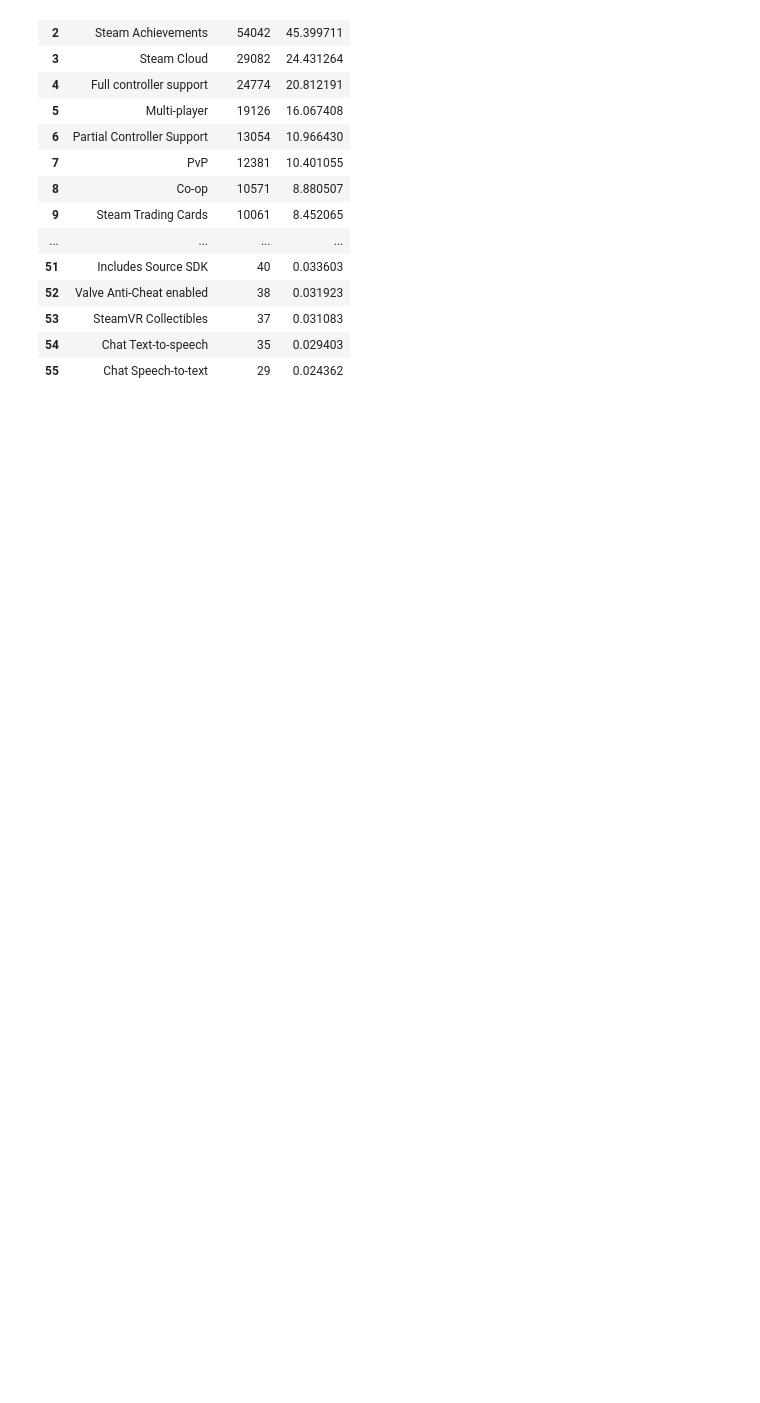
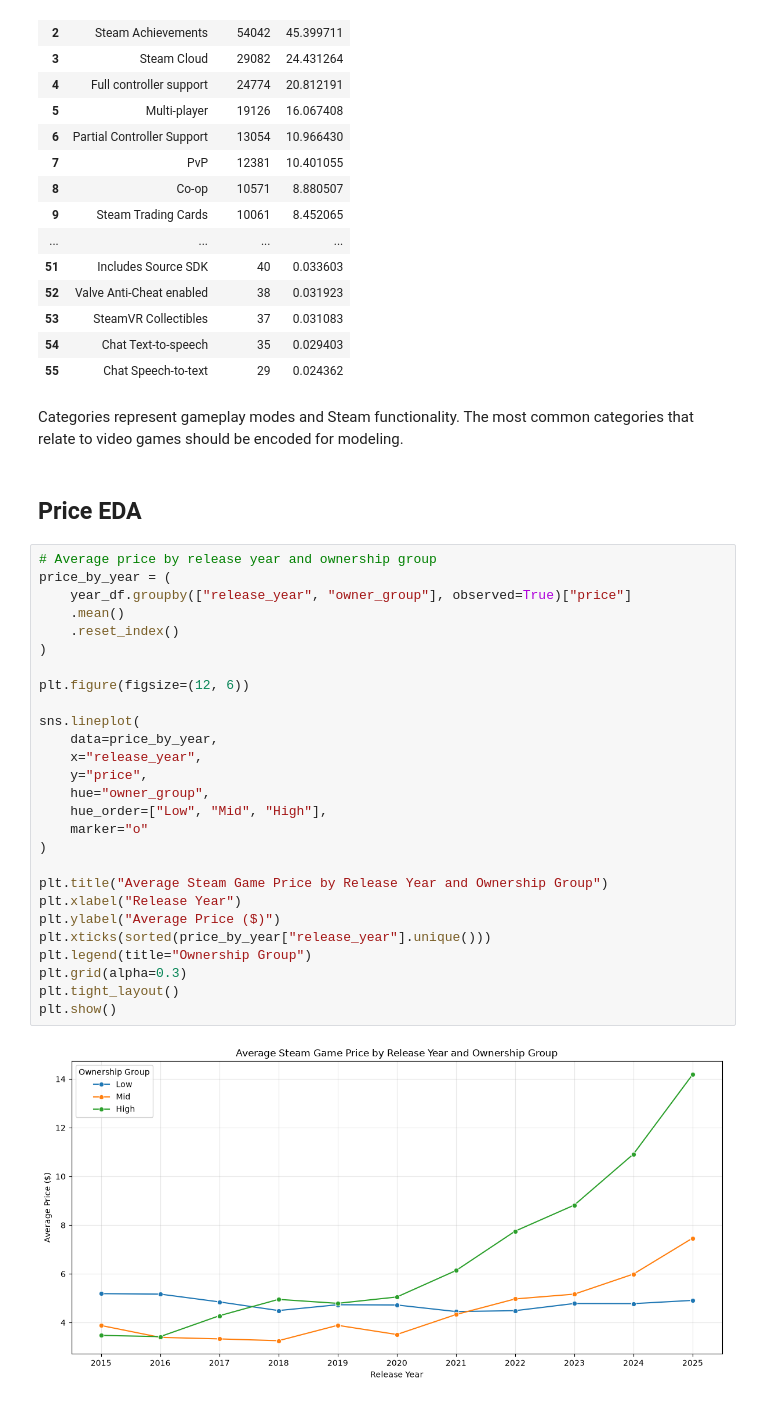
Before and after one commit to GolferMac/SIADS-696-Milestone2, a Jupyter notebook: EDA.ipynb, the cells around one changed output. Saved outputs shown, nothing was run; the diff lists cells and outputs as text; blank space fills up the shorter version.

```diff
--- a/EDA.ipynb
+++ b/EDA.ipynb
@@ -861,3 +704,36 @@ cat_counts_df
 | 53 | SteamVR Collectibles | 37 | 0.031083 |
 | 54 | Chat Text-to-speech | 35 | 0.029403 |
 | 55 | Chat Speech-to-text | 29 | 0.024362 |
+# %% [markdown]
+Categories represent gameplay modes and Steam functionality. The most common categories that relate to video games should be encoded for modeling.
+# %% [markdown]
+## Price EDA
+# %%
+# Average price by release year and ownership group
+price_by_year = (
+    year_df.groupby(["release_year", "owner_group"], observed=True)["price"]
+    .mean()
+    .reset_index()
+)
+
+plt.figure(figsize=(12, 6))
+
+sns.lineplot(
+    data=price_by_year,
+    x="release_year",
+    y="price",
+    hue="owner_group",
+    hue_order=["Low", "Mid", "High"],
+    marker="o"
+)
+
+plt.title("Average Steam Game Price by Release Year and Ownership Group")
+plt.xlabel("Release Year")
+plt.ylabel("Average Price ($)")
+plt.xticks(sorted(price_by_year["release_year"].unique()))
+plt.legend(title="Ownership Group")
+plt.grid(alpha=0.3)
+plt.tight_layout()
+plt.show()
+# %% [output]
+[figure, added]
```
Also changed, not shown: parts of 59 cells of this notebook, 5 other files.
